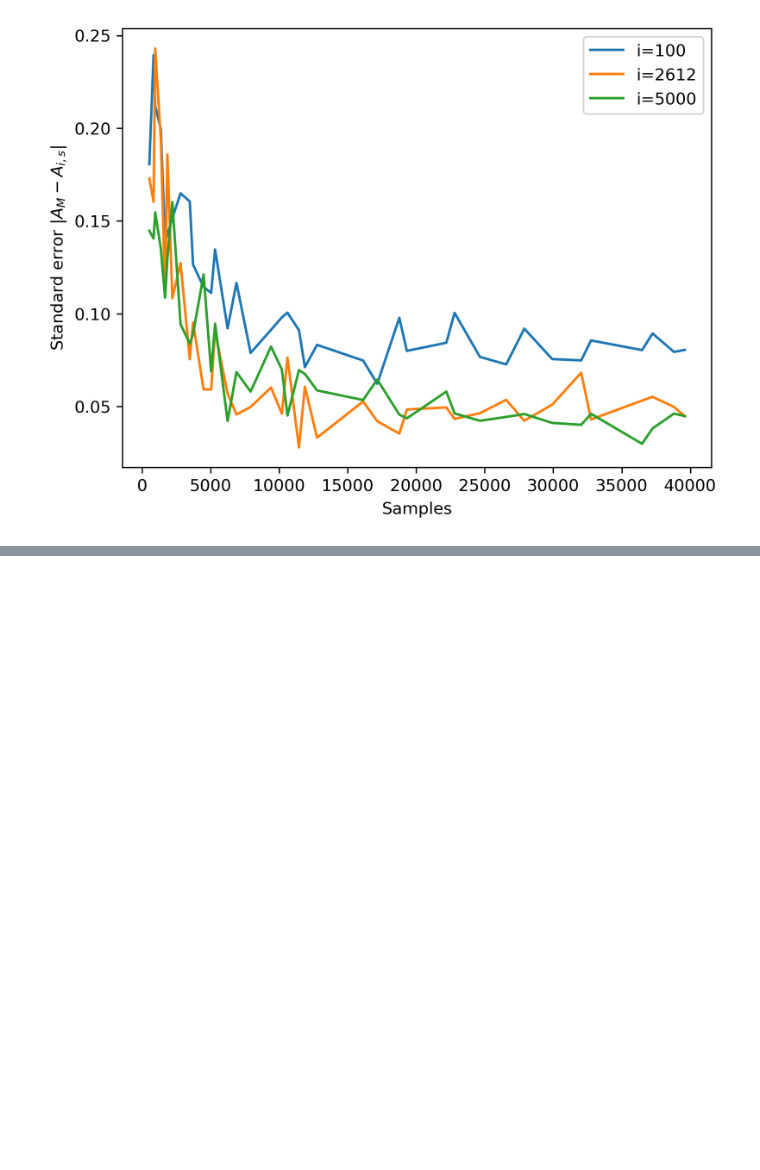
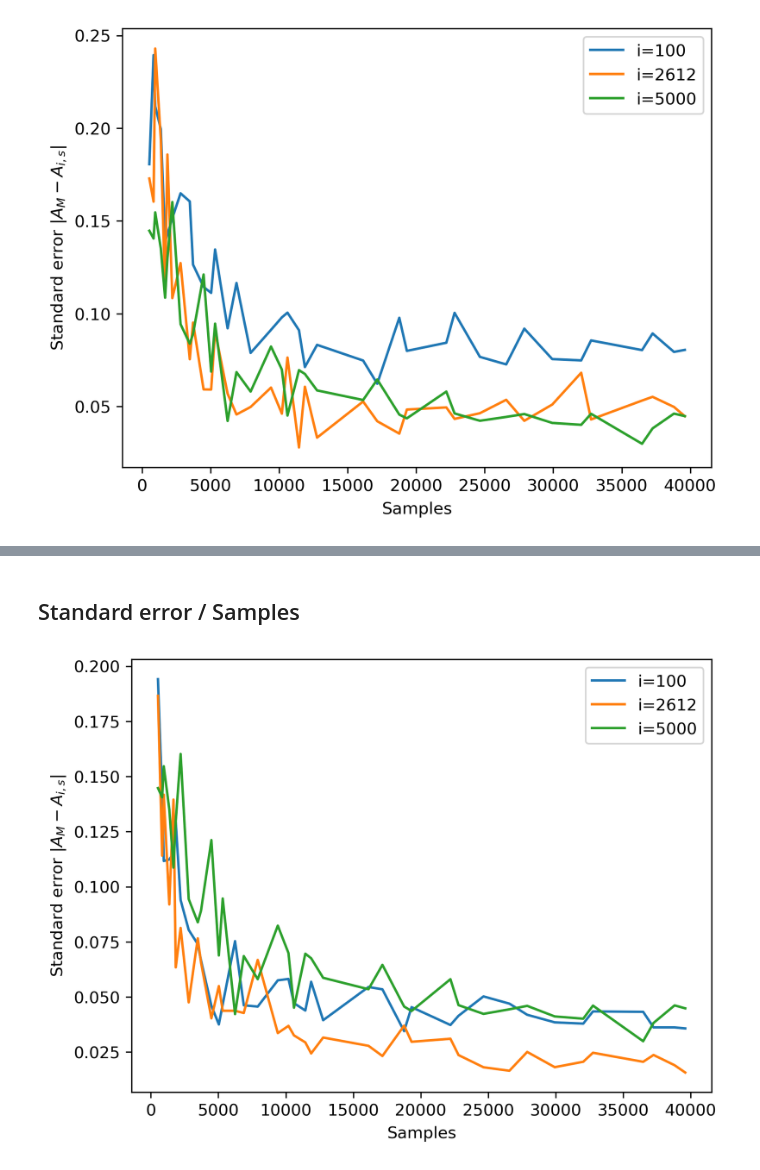
Before and after one commit to Kattelijn/Stochastic-Simulation, a Jupyter notebook: mandelbrot_MC_testPlots.ipynb, the cells around one changed output, grey strips where cells are left out. Saved outputs shown, nothing was run; the diff lists cells and outputs as text; code cells hidden in the pictures; blank space fills up the shorter version.

```diff
--- a/mandelbrot_MC_testPlots.ipynb
+++ b/mandelbrot_MC_testPlots.ipynb
@@ -372,13 +380,14 @@ plt.show()
+# %% [markdown]
+## Standard error / Samples
 # %%
 fig, ax = plt.subplots()
 
-ax.plot(SAMPLES, stdsPR[:,0], label=f"i={ITERATIONS[0]}")
-ax.plot(SAMPLES, stdsPR[:,(len(ITERATIONS)//2)], label=f"i={ITERATIONS[(len(ITERATIONS)//2)]}")
-ax.plot(SAMPLES, stdsPR[:,-1], label=f"i={ITERATIONS[-1]}")
-# ax.plot(SAMPLES, stdsLH[:,-1])
-# ax.plot(SAMPLES, stdsORT[:,-1])
+ax.plot(SAMPLES, stdsLH_S[:,0], label=f"i={SUB_ITERATIONS[0]}")
+ax.plot(SAMPLES, stdsLH_S[:,(len(SUB_ITERATIONS)//2)], label=f"i={SUB_ITERATIONS[(len(SUB_ITERATIONS)//2)]}")
+ax.plot(SAMPLES, stdsPR[:,-1], label=f"i={SUB_ITERATIONS[-1]}")
 plt.xlabel("Samples")
 plt.ylabel(r"Standard error $|A_M - A_{i,s}|$")
-# plt.title("Pure Random")
 plt.legend()
 plt.show()
+# %% [output]
+[figure, added]
```
Also changed, not shown: parts of 24 cells of this notebook.
